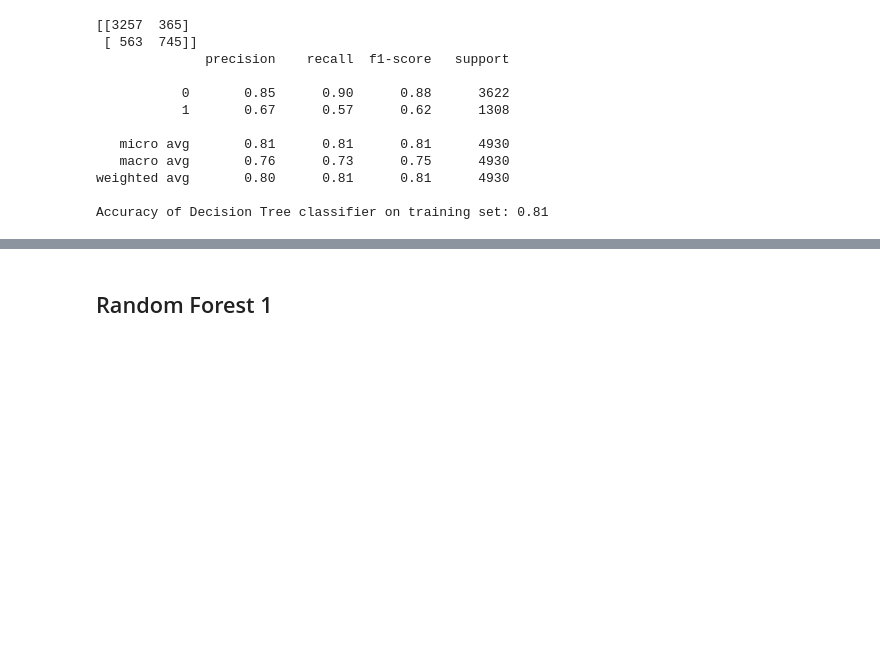
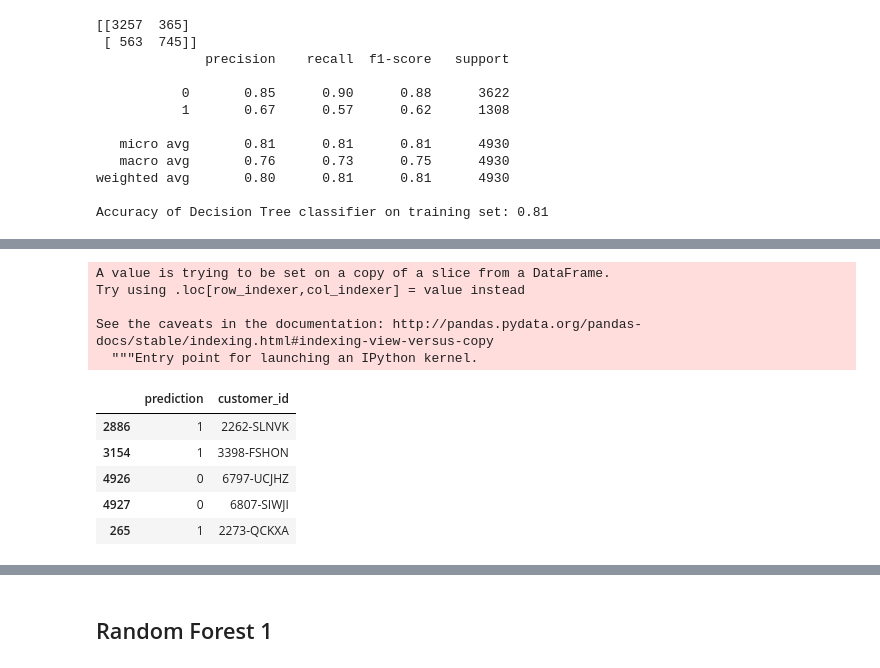
Before and after one commit to jess-katy/classification_project, a Jupyter notebook: Classification_Proj_Jess_Katy_MASTER.ipynb, the cells around one changed output, grey strips where cells are left out. Cells and saved outputs as stored; diff of their text form; code cells hidden in the pictures; blank space fills up the shorter version.

```diff
--- a/Classification_Proj_Jess_Katy_MASTER.ipynb
+++ b/Classification_Proj_Jess_Katy_MASTER.ipynb
@@ -2105,0 +2105,17 @@ Accuracy of Decision Tree classifier on test set: 0.78
+# %%
+test_df['prediction'] = y_pred_testfinal
+csv_test_pred = test_df[['prediction', 'customer_id']]
+
+csv_test_pred.head()
+# %% [output]
+A value is trying to be set on a copy of a slice from a DataFrame.
+Try using .loc[row_indexer,col_indexer] = value instead
+
+See the caveats in the documentation: http://pandas.pydata.org/pandas-docs/stable/indexing.html#indexing-view-versus-copy
+  """Entry point for launching an IPython kernel.
+|  | prediction | customer_id |
+| 2886 | 1 | 2262-SLNVK |
+| 3154 | 1 | 3398-FSHON |
+| 4926 | 0 | 6797-UCJHZ |
+| 4927 | 0 | 6807-SIWJI |
+| 265 | 1 | 2273-QCKXA |
```
Also changed, not shown: parts of 16 cells of this notebook.
